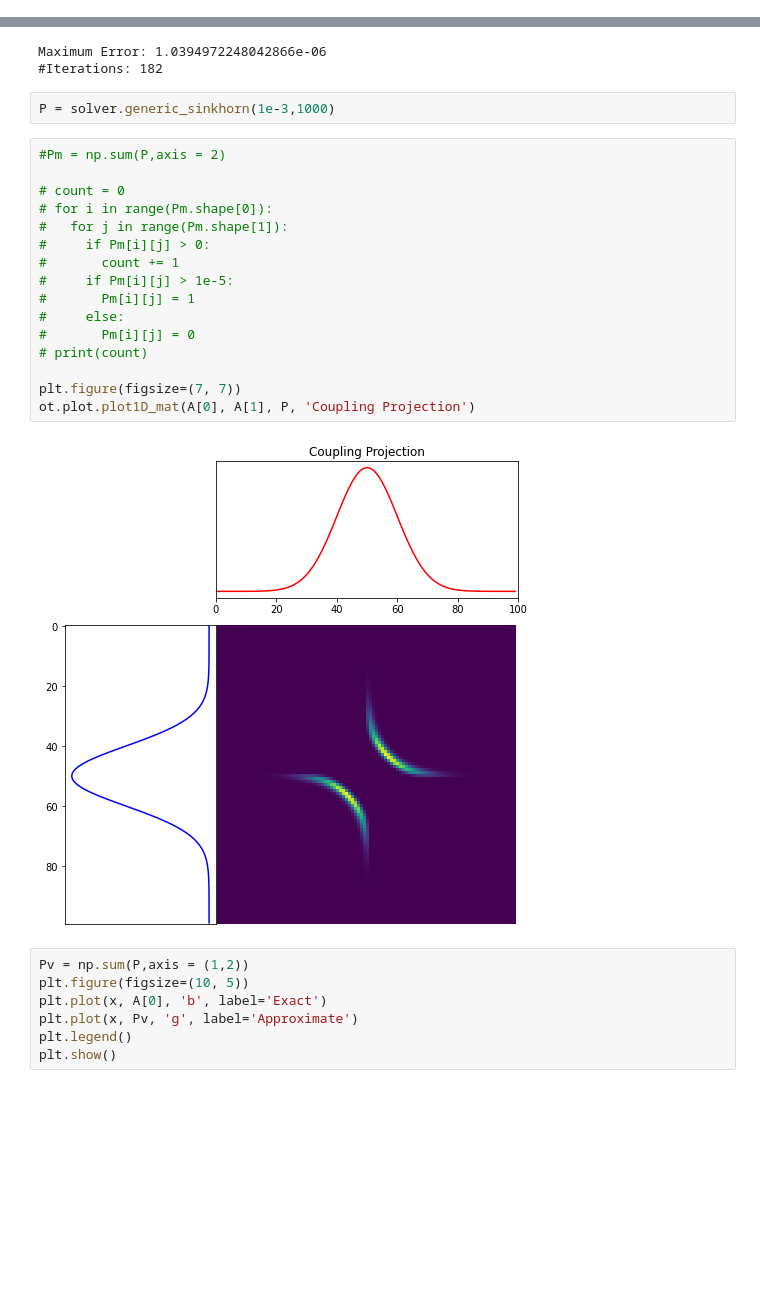
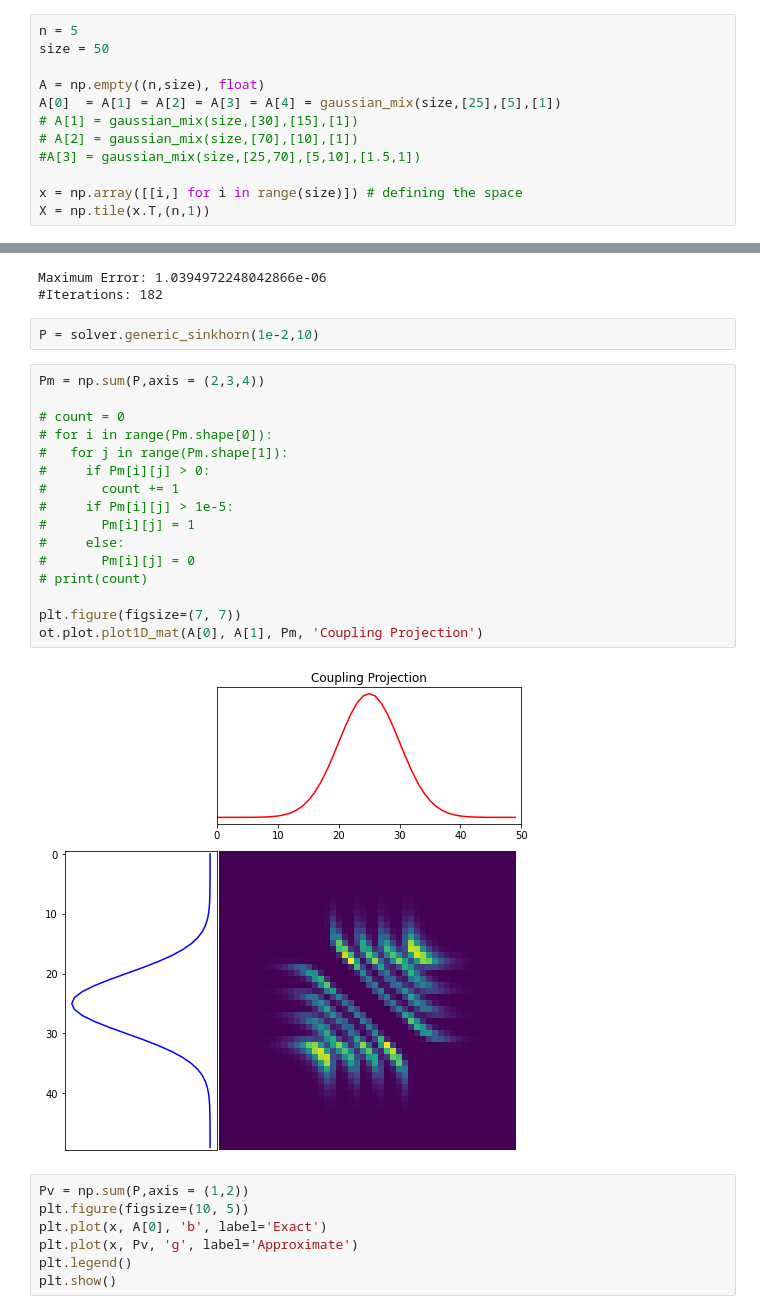
Before and after one commit to ramanakshay/Optimal-Transport, a Jupyter notebook: notebooks/multi_marginal_ot.ipynb, the cells around one changed output, grey strips where cells are left out. Cells and saved outputs as stored; diff of their text form; blank space fills up the shorter version.

```diff
--- a/notebooks/multi_marginal_ot.ipynb
+++ b/notebooks/multi_marginal_ot.ipynb
@@ -238,3 +228,15 @@ X = np.tile(x.T,(n,1))
+# %%
+n = 5
+size = 50
+
+A = np.empty((n,size), float)
+A[0]  = A[1] = A[2] = A[3] = A[4] = gaussian_mix(size,[25],[5],[1])
+# A[1] = gaussian_mix(size,[30],[15],[1])
+# A[2] = gaussian_mix(size,[70],[10],[1])
+#A[3] = gaussian_mix(size,[25,70],[5,10],[1.5,1])
+
+x = np.array([[i,] for i in range(size)]) # defining the space
+X = np.tile(x.T,(n,1))
 # %%
 #Plot distributions
 plt.figure(figsize=(10, 5))
@@ -265,25 +269,25 @@ P = solver.auto_sinkhorn(1e-3,1e-6,kind="random")
 Maximum Error: 1.0394972248042866e-06
 #Iterations: 182
 # %%
-P = solver.generic_sinkhorn(1e-3,1000)
+P = solver.generic_sinkhorn(1e-2,10)
 # %%
-#Pm = np.sum(P,axis = 2)
+Pm = np.sum(P,axis = (2,3,4))
 
 # count = 0
 # for i in range(Pm.shape[0]):
 #   for j in range(Pm.shape[1]):
 #     if Pm[i][j] > 0:
 #       count += 1
 #     if Pm[i][j] > 1e-5:
 #       Pm[i][j] = 1
 #     else:
 #       Pm[i][j] = 0
 # print(count)
 
 plt.figure(figsize=(7, 7))
-ot.plot.plot1D_mat(A[0], A[1], P, 'Coupling Projection')
+ot.plot.plot1D_mat(A[0], A[1], Pm, 'Coupling Projection')
 # %% [output]
-[figure, old version]
+[figure, new version]
 # %%
 Pv = np.sum(P,axis = (1,2))
 plt.figure(figsize=(10, 5))
```
Also changed, not shown: parts of 5 cells of this notebook.
